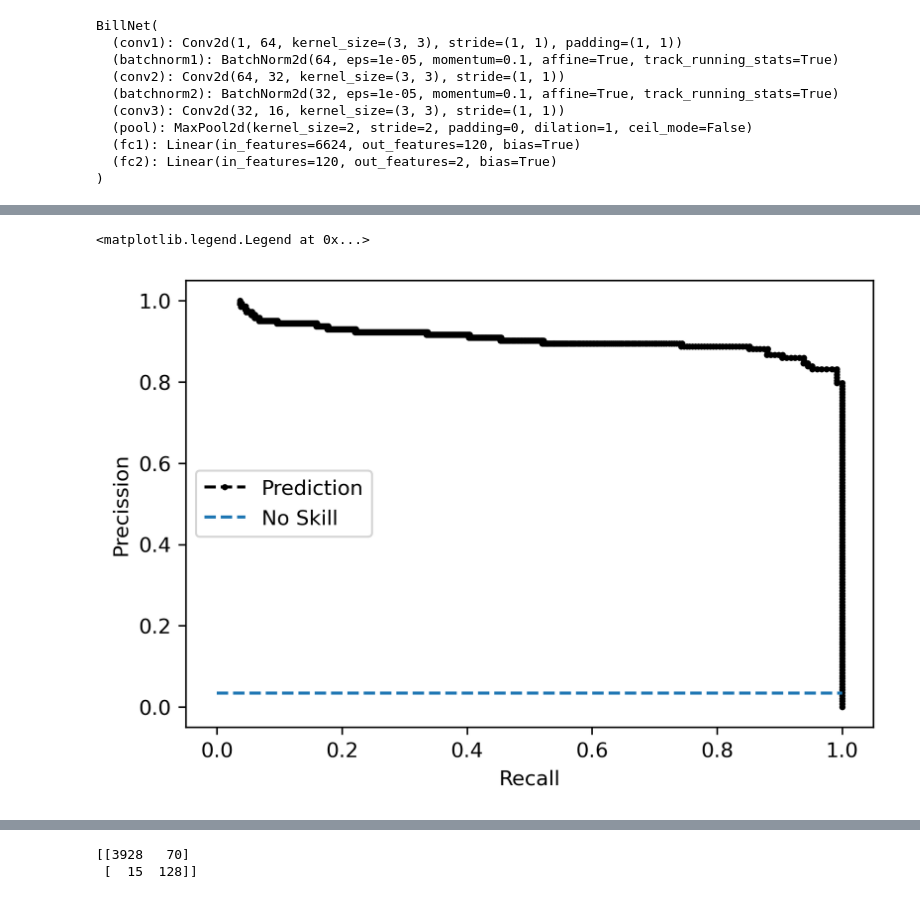
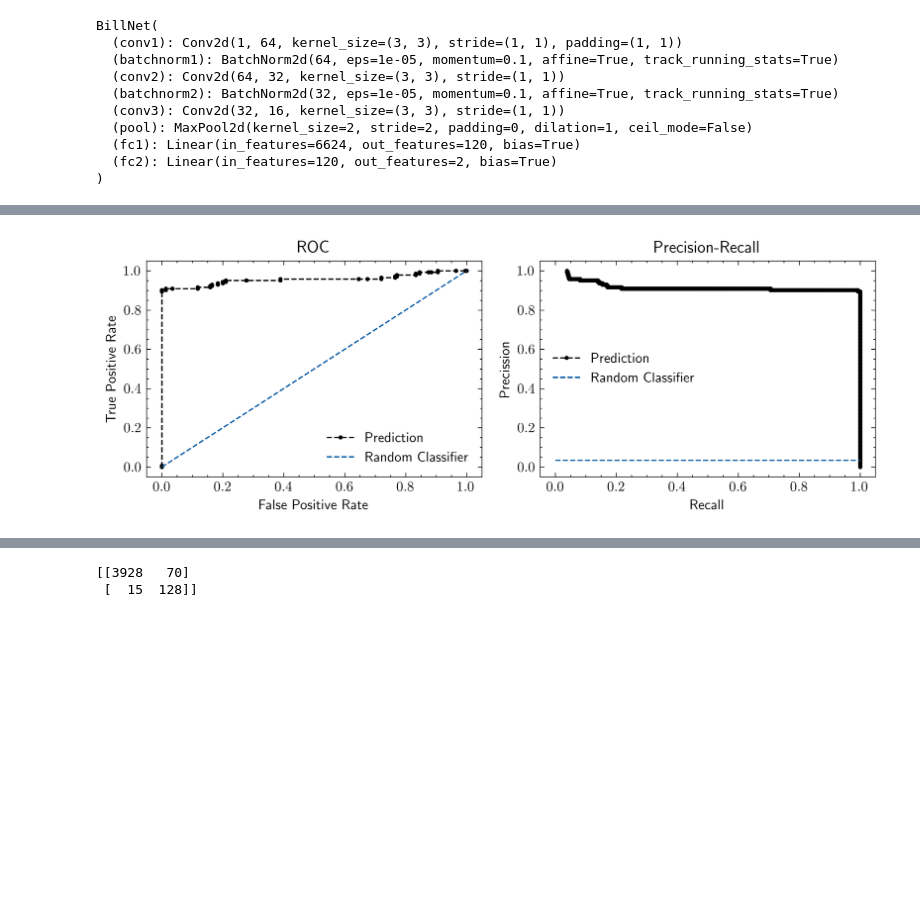
Before and after one commit to A-Lohse/deeplearningproject, a Jupyter notebook: downstream.ipynb, the cells around one changed output, grey strips where cells are left out. Cells and saved outputs as stored; diff of their text form; code cells hidden in the pictures; blank space fills up the shorter version.

```diff
--- a/downstream.ipynb
+++ b/downstream.ipynb
@@ -60,17 +60,8 @@ BillNet(
   (fc1): Linear(in_features=6624, out_features=120, bias=True)
   (fc2): Linear(in_features=120, out_features=2, bias=True)
 )
-# %%
-optimizer = optim.Adam(net.parameters(), lr=0.001,
-                       weight_decay=0.01)
-max_epochs = 5
-#criterion = nn.CrossEntropyLoss(weight=class_weights.cuda())
-criterion = nn.CrossEntropyLoss(weight=class_weights)
-# CUDA for PyTorch
-use_cuda = torch.cuda.is_available()
-device = torch.device("cuda:0" if use_cuda else "cpu")
-torch.backends.cudnn.benchmark = True
 # %%
+max_epochs = 6
 train_acc = []
 losses = []
 val_recall_scores = []
@@ -251,12 +232,25 @@ plt.style.available
 # %%
-fig, ax = plt.subplots(dpi = 300)
-#with plt.style.context('science'):
-ax.plot(lr_precision, lr_recall, 'ko--', markersize=2, label='Prediction')
-no_skill = len([t for t in val_targs if t ==1]) / len(val_targs)
-ax.plot([0, 1], [no_skill, no_skill], linestyle='--', label='No Skill')
-ax.set_xlabel('Recall')
-ax.set_ylabel('Precission')
-ax.legend()
+
+with plt.style.context('science'):
+    fig, axs = plt.subplots(ncols = 2, dpi = 500, figsize=(8,3))
+    ns_probs = [0 for _ in range(len(val_targs))]
+    ns_fpr, ns_tpr, _ = roc_curve(val_targs, ns_probs)
+    #with plt.style.context('science'):
+    axs[0].plot(lr_fpr, lr_tpr, 'ko--', markersize=2, label='Prediction')
+    axs[0].plot(ns_fpr, ns_tpr, linestyle='--', label='Random Classifier')
+    axs[0].set_xlabel('False Positive Rate')
+    axs[0].set_ylabel('True Positive Rate')
+    axs[0].set_title('ROC')
+    axs[0].legend()
+
+    axs[1].plot(lr_precision, lr_recall, 'ko--', markersize=2, label='Prediction')
+    no_skill = len([t for t in val_targs if t ==1]) / len(val_targs)
+    axs[1].plot([0, 1], [no_skill, no_skill], linestyle='--', label='Random Classifier')
+    axs[1].set_xlabel('Recall')
+    axs[1].set_ylabel('Precission')
+    axs[1].set_title('Precision-Recall')
+    axs[1].legend()
+plt.tight_layout()
+plt.savefig('metrics.pdf', format='pdf')
 # %% [output]
-<matplotlib.legend.Legend at 0x...>
-[figure, old version]
+[figure, new version]
```
Also changed, not shown: parts of 22 cells of this notebook.
